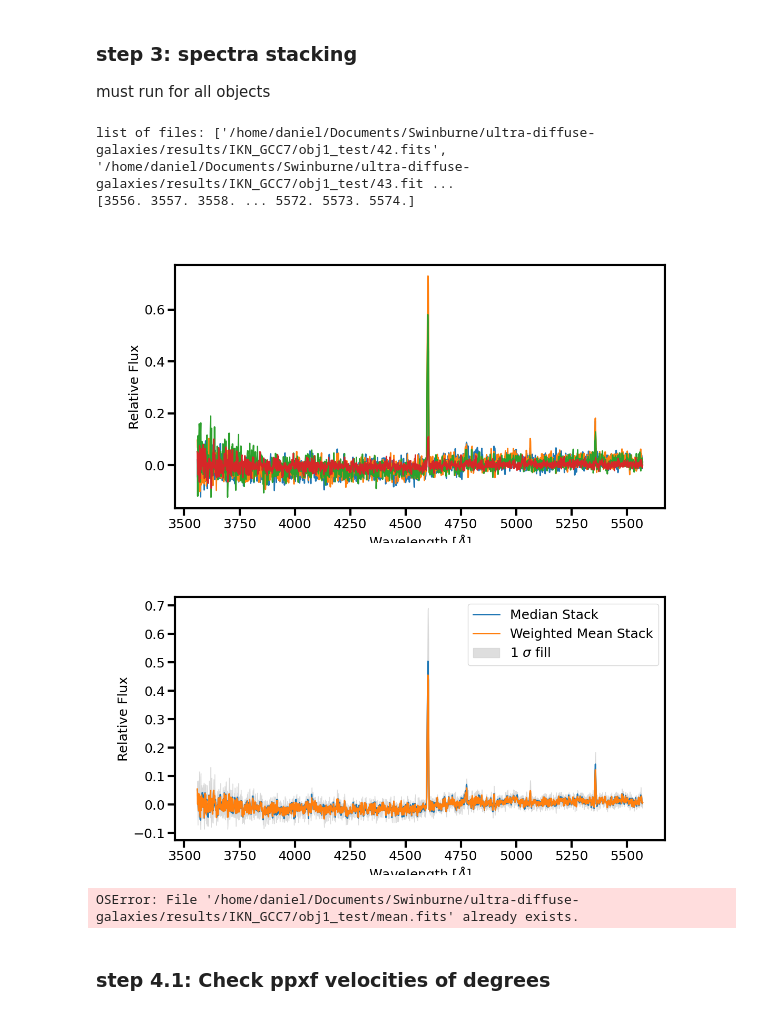
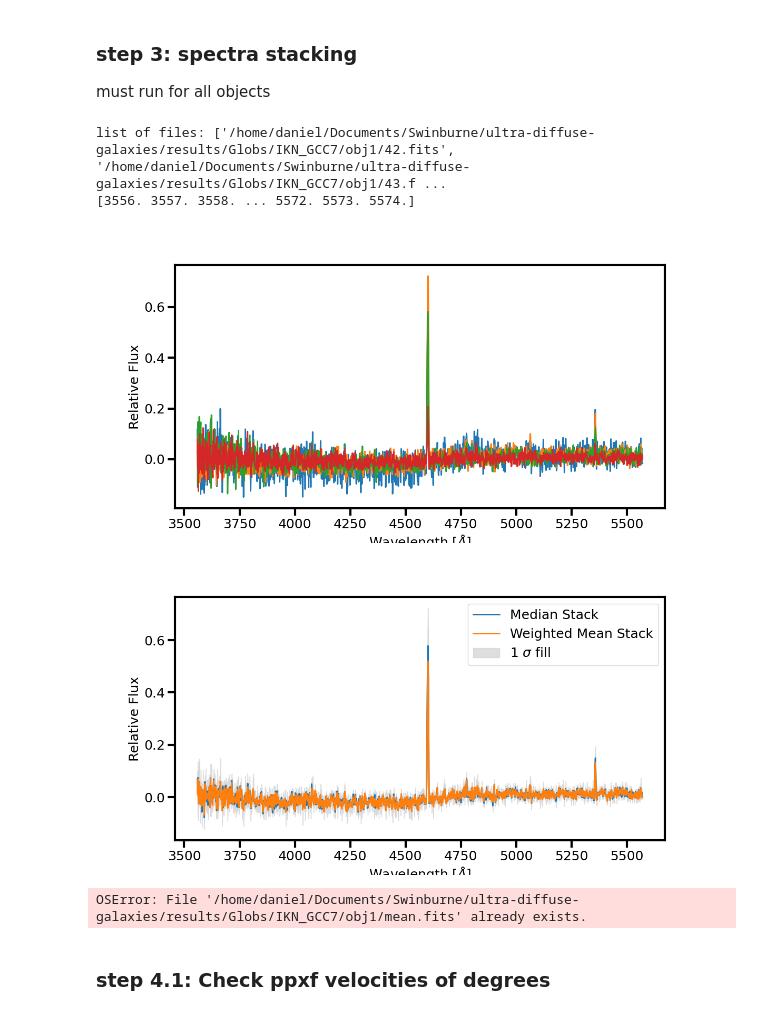
Before and after one commit to daniel-lyon/CAS-Summer-Project, a Jupyter notebook: scripts/main.ipynb, the cells around one changed output. Drawn from its saved outputs; the diff is of its cells as text; code cells hidden in the pictures.

```diff
--- a/scripts/main.ipynb
+++ b/scripts/main.ipynb
@@ -50,8 +50,7 @@ open qfitsview and create `.fits` file for all objects in the cut files
 ### step 2: barycentric correction
 # %%
 """ User inputs """
-s2_file_directory = '/home/daniel/Documents/Swinburne/ultra-diffuse-galaxies/Files_4_Daniel/Galaxy_Data_Cubes/PMDG-47/' # path to directory containing spectra
-
+s2_file_directory = '/home/daniel/Documents/Swinburne/ultra-diffuse-galaxies/results/Globs/IKN_GCC7/obj1/' # path to directory containing spectra
 s2_file_keyword = '[0-9]*.fits' # keyword to find files in directory
 corrections = 'auto' # 'manual' or 'automatic'
 
@@ -81,21 +80,21 @@ Correction Deltas: [0.02230257 0.18191978 0.03276474] km/s
 must run for all objects
 # %%
 """ User inputs """
-s3_file_directory = '/home/daniel/Documents/Swinburne/ultra-diffuse-galaxies/results/IKN_GCC7/obj1_test/' # path to directory containing spectra
+s3_file_directory = '/home/daniel/Documents/Swinburne/ultra-diffuse-galaxies/results/Globs/IKN_GCC7/obj1/' # path to directory containing spectra
 s3_file_keyword = '[0-9]*.fits' # keyword to find files in directory
 overwrite = False # if True, will overwrite any existing files. Proceed with caution, probably best to set False
 
 plt.close('all')
 spectra_stack(s3_file_directory, s3_file_keyword, bary_corr, overwrite)
 # plot 1: spectra
 # plot 2: stack
 plt.close()
 # %% [output]
-list of files: ['/home/daniel/Documents/Swinburne/ultra-diffuse-galaxies/results/IKN_GCC7/obj1_test/42.fits', '/home/daniel/Documents/Swinburne/ultra-diffuse-galaxies/results/IKN_GCC7/obj1_test/43.fit ...
+list of files: ['/home/daniel/Documents/Swinburne/ultra-diffuse-galaxies/results/Globs/IKN_GCC7/obj1/42.fits', '/home/daniel/Documents/Swinburne/ultra-diffuse-galaxies/results/Globs/IKN_GCC7/obj1/43.f ...
 [3556. 3557. 3558. ... 5572. 5573. 5574.]
-[figure, old version]
+[figure, new version]
-[figure, old version]
+[figure, new version]
-OSError: File '/home/daniel/Documents/Swinburne/ultra-diffuse-galaxies/results/IKN_GCC7/obj1_test/mean.fits' already exists.
+OSError: File '/home/daniel/Documents/Swinburne/ultra-diffuse-galaxies/results/Globs/IKN_GCC7/obj1/mean.fits' already exists.
 # %% [markdown]
 ### step 4.1: Check ppxf velocities of degrees
 # %%
```
Also changed, not shown: parts of 2 cells of this notebook, 27 other files.
